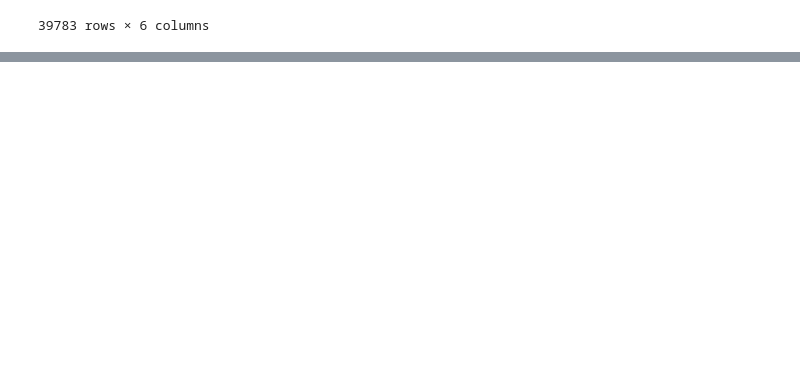
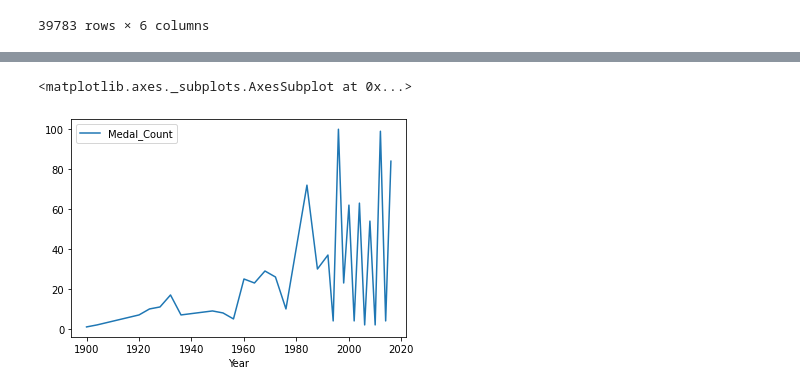
Before and after one commit to fhelms8/Git_Sum_Group_Prj, a Jupyter notebook: Alex_Work.ipynb, the cells around one changed output, grey strips where cells are left out. Cells and saved outputs as stored; diff of their text form; code cells hidden in the pictures; blank space fills up the shorter version.

```diff
--- a/Alex_Work.ipynb
+++ b/Alex_Work.ipynb
@@ -64,4 +64,4 @@ medals_winners_df
 | 271103 | Russia | Olesya Nikolayevna Zykina | F | 2004 | Athletics Women's 4 x 400 metres ... | Silver |
 39783 rows × 6 columns
 # %%
-medal_winners = medals_winners_df[(medals_winners_df["Team"] == "United States")]
+USmedal_winners = medals_winners_df[(medals_winners_df["Team"] == "United States")]
@@ -82,3 +68,3 @@ medal_winners = medals_winners_df[(medals_winners_df["Team"] == "United States")
 # %%
-Male_Winner = medal_winners.loc[medal_winners["Sex"] == "M",:]
-Female_Winner = medal_winners.loc[medal_winners["Sex"] == "F",:]
+USMale_Winner = USmedal_winners.loc[medal_winners["Sex"] == "M",:]
+USFemale_Winner = USmedal_winners.loc[medal_winners["Sex"] == "F",:]
@@ -152,0 +88,3 @@ Medal_Chart = Medal_Count.plot(kind='bar')
+# %%
+USFW = USFemale_Winner[["Year", "Medal"]]
+USFW
@@ -152,0 +110,5 @@ Medal_Chart = Medal_Count.plot(kind='bar')
+# %%
+USFMC = USFW.groupby(['Year','Medal']).agg(Medal_Count=pd.NamedAgg(column="Medal",aggfunc ="count"))
+W = USFMC.reset_index()
+HELP = W.set_index('Year')
+HELP
@@ -152,0 +130,6 @@ Medal_Chart = Medal_Count.plot(kind='bar')
+# %%
+Gold = HELP[(HELP["Medal"]=="Gold")]
+Gold.plot()
+# %% [output]
+<matplotlib.axes._subplots.AxesSubplot at 0x...>
+[figure, added]
```
Also changed, not shown: parts of 11 cells of this notebook.
